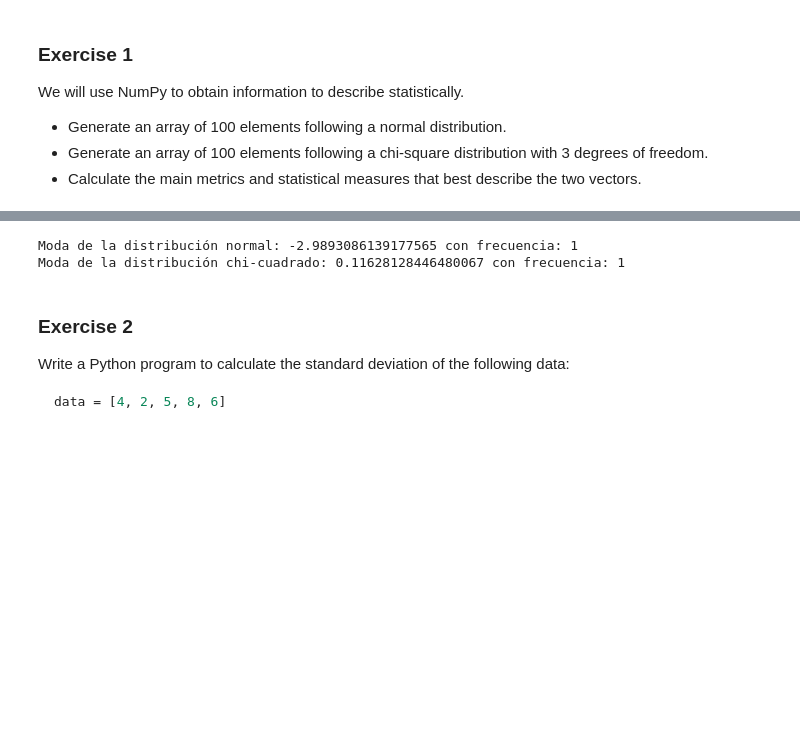
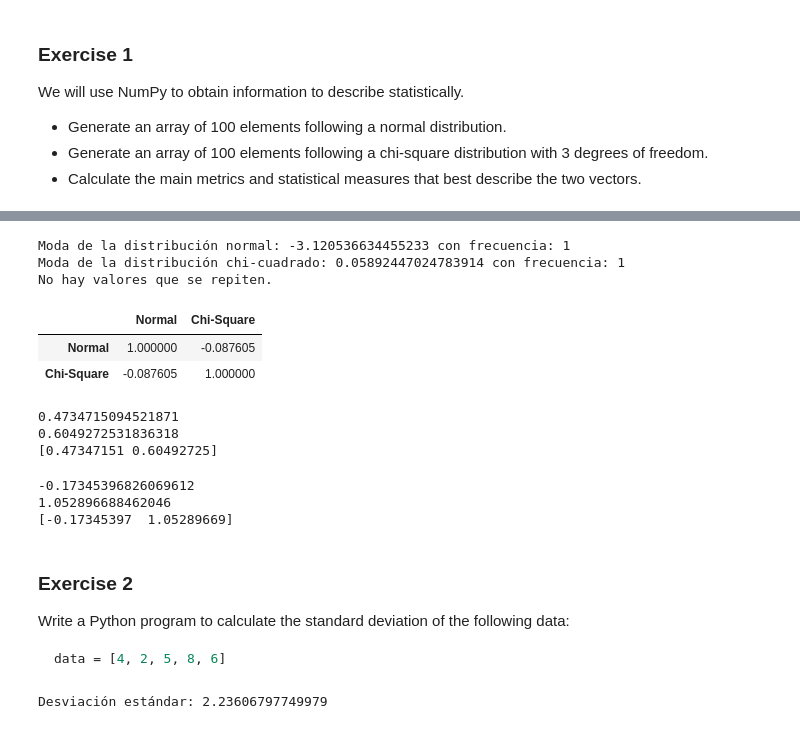
Before and after one commit to 4GeeksAcademy/pauline-descriptive-statistics-exercises-project-with-python, a Jupyter notebook: notebook/problems.ipynb, the cells around one changed output, grey strips where cells are left out. Cells and saved outputs as stored; diff of their text form; code cells hidden in the pictures; blank space fills up the shorter version.

```diff
--- a/notebook/problems.ipynb
+++ b/notebook/problems.ipynb
@@ -93,13 +187,44 @@ Mediana de la distrib X2: 2.1227945134533033
 # %%
 #Moda : valores que más se repiten en el conjunto de datos
-moda_normal = scipy.stats.mode(normal)
-moda_X2 = scipy.stats.mode(chisquare)
+moda_normal = mode(normal)
+moda_X2 = mode(chisquare)
 
 print("Moda de la distribución normal:", moda_normal.mode, "con frecuencia:", moda_normal.count)
 print("Moda de la distribución chi-cuadrado:", moda_X2.mode, "con frecuencia:", moda_X2.count)
+print("No hay valores que se repiten.")
 # %% [output]
-Moda de la distribución normal: -2.9893086139177565 con frecuencia: 1
-Moda de la distribución chi-cuadrado: 0.11628128446480067 con frecuencia: 1
+Moda de la distribución normal: -3.120536634455233 con frecuencia: 1
+Moda de la distribución chi-cuadrado: 0.05892447024783914 con frecuencia: 1
+No hay valores que se repiten.
+# %%
+# Correlación :
+df.corr()
+# %% [output]
+|  | Normal | Chi-Square |
+| Normal | 1.000000 | -0.087605 |
+| Chi-Square | -0.087605 | 1.000000 |
+# %%
+#Kurtosis ("altura" de los picos de la distribución):
+print(kurtosis(normal))
+print(kurtosis(chisquare))
+
+#Juntos :
+print(kurtosis(df))
+# %% [output]
+0.4734715094521871
+0.6049272531836318
+[0.47347151 0.60492725]
+# %%
+#Skew (asimetría de la distribución de los datos. Sesgo + = la cola de la distribución se extiende hacia la derecha (valores más grandes),sesgo - --> indica lo contrario.):
+print(skew(normal))
+print(skew(chisquare))
+
+#Juntos :
+print(skew(df))
+# %% [output]
+-0.17345396826069612
+1.052896688462046
+[-0.17345397  1.05289669]
 # %% [markdown]
 ### Exercise 2
 
@@ -112,0 +236,14 @@ data = [4, 2, 5, 8, 6]
+# %%
+# TODO
+
+#Variance y Std = desviación estándar (ECART TYPE = racine carrée de la vraiance)
+data = [4, 2, 5, 8, 6]
+N = len(data)
+
+media = np.mean(data)
+variance = np.sum((data - media) ** 2) / (N - 1)
+std_dev = np.sqrt(variance)
+
+print("Desviación estándar:", std_dev)
+# %% [output]
+Desviación estándar: 2.23606797749979
```
Also changed, not shown: parts of 10 cells of this notebook, 1 other file.
